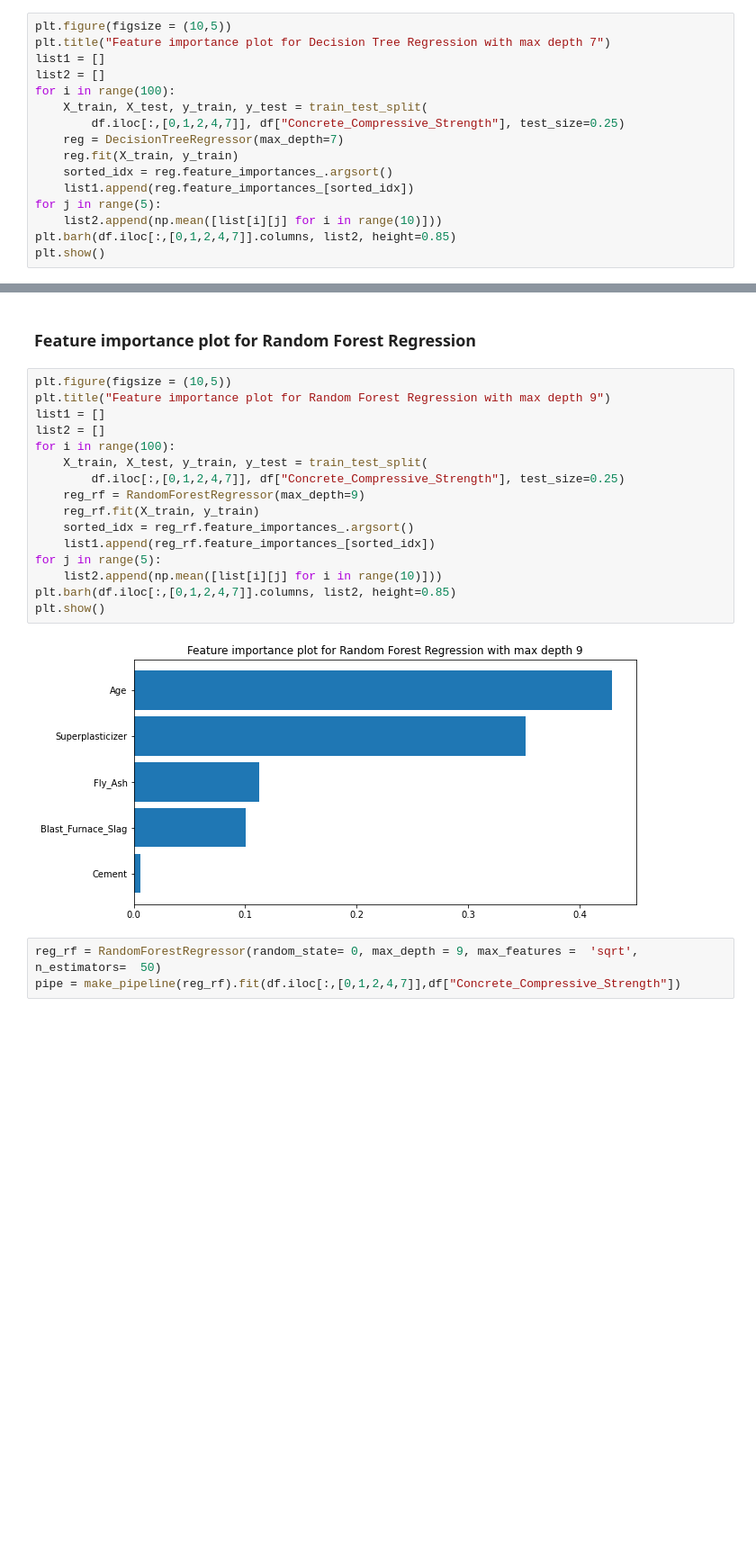
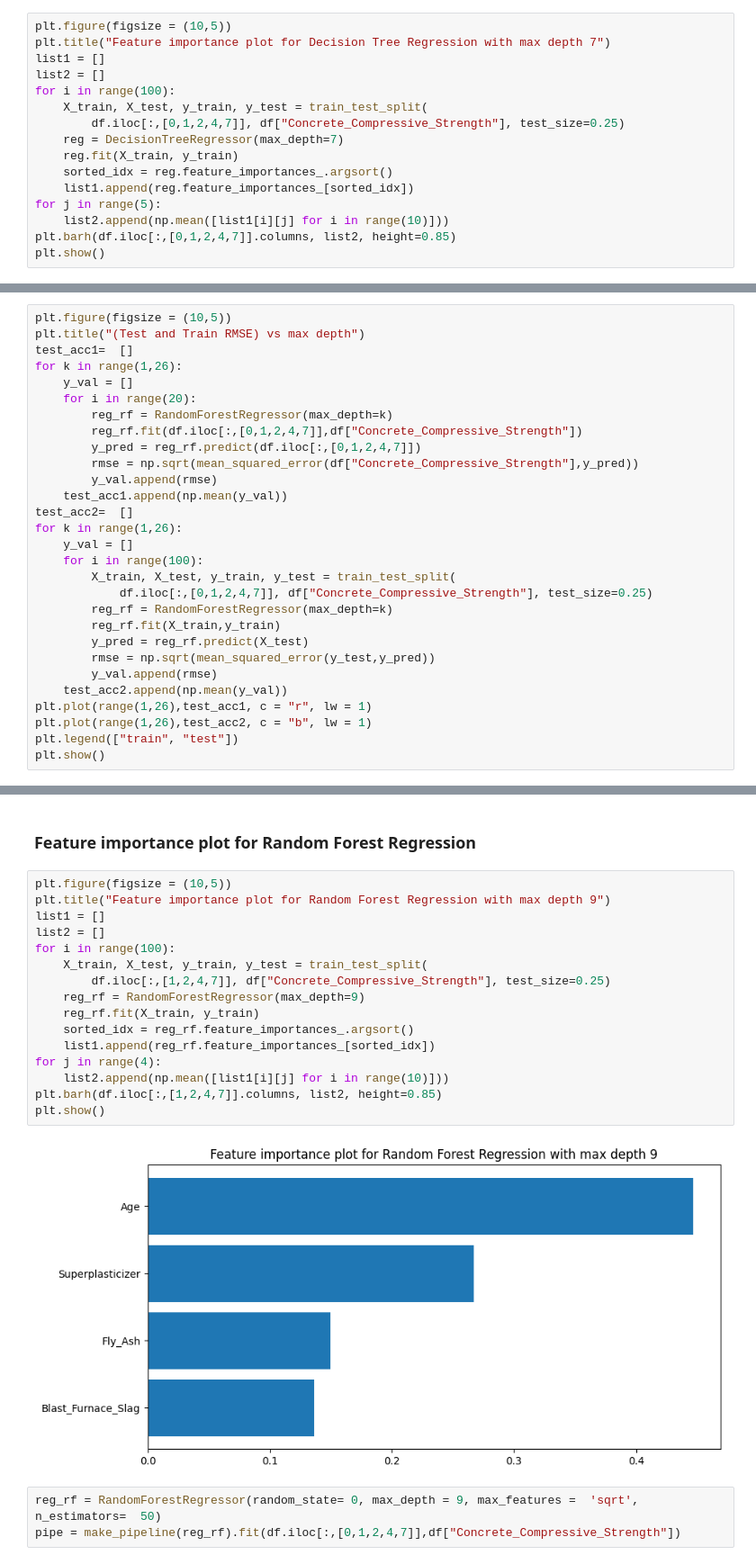
Before and after one commit to waitasecant/Concrete-Strength-Prediction, a Jupyter notebook: Concrete_Compressive_Strength.ipynb, the cells around one changed output, grey strips where cells are left out. Shown at 90% size. Drawn from its saved outputs; the diff is of its cells as text; blank space fills up the shorter version.

```diff
--- a/Concrete_Compressive_Strength.ipynb
+++ b/Concrete_Compressive_Strength.ipynb
@@ -611,7 +645,7 @@ for i in range(100):
     sorted_idx = reg.feature_importances_.argsort()
     list1.append(reg.feature_importances_[sorted_idx])
 for j in range(5):
-    list2.append(np.mean([list[i][j] for i in range(10)]))
+    list2.append(np.mean([list1[i][j] for i in range(10)]))
 plt.barh(df.iloc[:,[0,1,2,4,7]].columns, list2, height=0.85)
 plt.show()
 # %% [output]
@@ -662,3 +717,32 @@ plt.plot(range(1,26),test_acc2)
 plt.show()
 # %% [output]
 [figure]
+# %%
+plt.figure(figsize = (10,5))
+plt.title("(Test and Train RMSE) vs max depth")
+test_acc1=  []
+for k in range(1,26):
+    y_val = []
+    for i in range(20):
+        reg_rf = RandomForestRegressor(max_depth=k)
+        reg_rf.fit(df.iloc[:,[0,1,2,4,7]],df["Concrete_Compressive_Strength"])
+        y_pred = reg_rf.predict(df.iloc[:,[0,1,2,4,7]])
+        rmse = np.sqrt(mean_squared_error(df["Concrete_Compressive_Strength"],y_pred))
+        y_val.append(rmse)
+    test_acc1.append(np.mean(y_val))
+test_acc2=  []
+for k in range(1,26):
+    y_val = []
+    for i in range(100):
+        X_train, X_test, y_train, y_test = train_test_split(
+            df.iloc[:,[0,1,2,4,7]], df["Concrete_Compressive_Strength"], test_size=0.25)
+        reg_rf = RandomForestRegressor(max_depth=k)
+        reg_rf.fit(X_train,y_train)
+        y_pred = reg_rf.predict(X_test)
+        rmse = np.sqrt(mean_squared_error(y_test,y_pred))
+        y_val.append(rmse)
+    test_acc2.append(np.mean(y_val))
+plt.plot(range(1,26),test_acc1, c = "r", lw = 1)
+plt.plot(range(1,26),test_acc2, c = "b", lw = 1)
+plt.legend(["train", "test"])
+plt.show()
@@ -719,21 +805,21 @@ Test root mean squared error for random forest with best parameters using hyperp
 # %%
 plt.figure(figsize = (10,5))
 plt.title("Feature importance plot for Random Forest Regression with max depth 9")
 list1 = []
 list2 = []
 for i in range(100):
     X_train, X_test, y_train, y_test = train_test_split(
-        df.iloc[:,[0,1,2,4,7]], df["Concrete_Compressive_Strength"], test_size=0.25)
+        df.iloc[:,[1,2,4,7]], df["Concrete_Compressive_Strength"], test_size=0.25)
     reg_rf = RandomForestRegressor(max_depth=9)
     reg_rf.fit(X_train, y_train)
     sorted_idx = reg_rf.feature_importances_.argsort()
     list1.append(reg_rf.feature_importances_[sorted_idx])
-for j in range(5):
-    list2.append(np.mean([list[i][j] for i in range(10)]))
-plt.barh(df.iloc[:,[0,1,2,4,7]].columns, list2, height=0.85)
+for j in range(4):
+    list2.append(np.mean([list1[i][j] for i in range(10)]))
+plt.barh(df.iloc[:,[1,2,4,7]].columns, list2, height=0.85)
 plt.show()
 # %% [output]
-[figure, old version]
+[figure, new version]
 # %%
 reg_rf = RandomForestRegressor(random_state= 0, max_depth = 9, max_features =  'sqrt', n_estimators=  50)
 pipe = make_pipeline(reg_rf).fit(df.iloc[:,[0,1,2,4,7]],df["Concrete_Compressive_Strength"])
```
Also changed, not shown: parts of 19 cells of this notebook.
